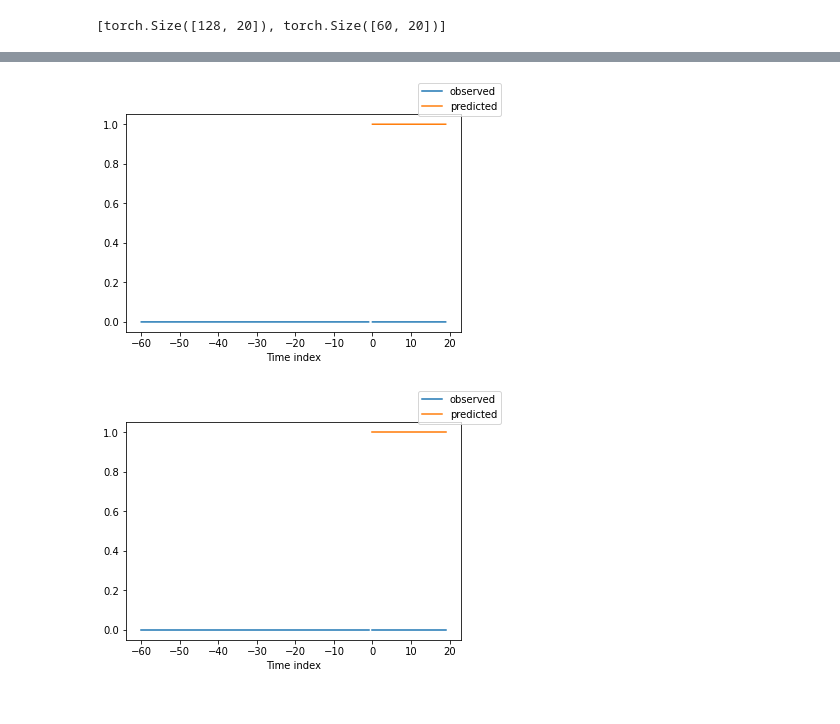
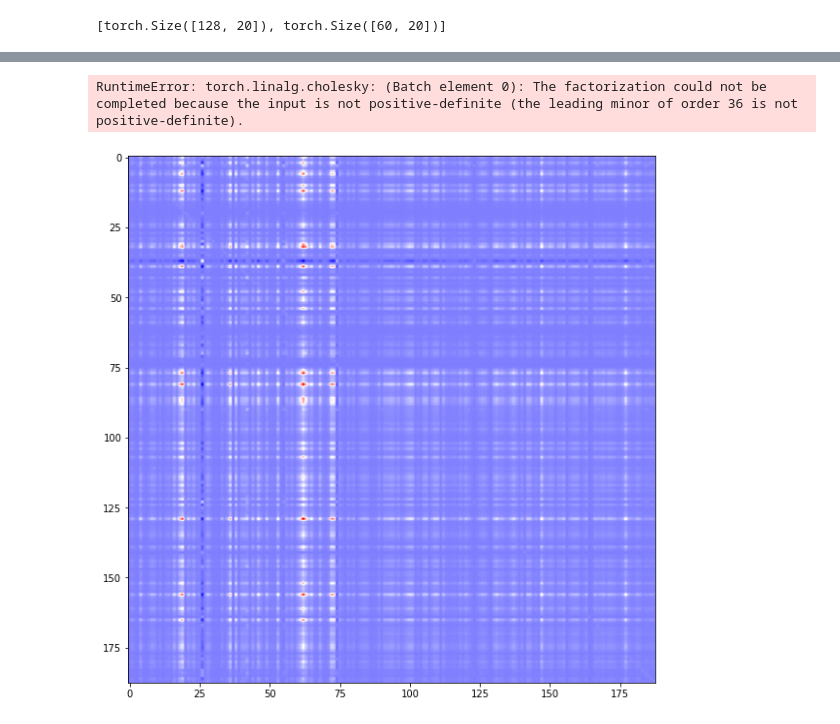
Before and after one commit to ai-practice-course/course-material, a Jupyter notebook: notebooks/PyTorchForecasting-DeepAR.ipynb, the cells around one changed output, grey strips where cells are left out. Cells and saved outputs as stored; diff of their text form; code cells hidden in the pictures.

```diff
--- a/notebooks/PyTorchForecasting-DeepAR.ipynb
+++ b/notebooks/PyTorchForecasting-DeepAR.ipynb
@@ -365,6 +443,18 @@ tensor([[5.3100e-06, 5.2200e-06, 5.1000e-06,  ..., 5.2100e-06, 5.1400e-06,
 # %%
-for idx in range(2):  # plot 10 examples
-    best_model.plot_prediction(x, raw_predictions, idx=idx, add_loss_to_title=True);
+# for idx in range(2):  # plot 10 examples
+for i in range(10):
+    best_model.plot_prediction(x, raw_predictions, idx=i, add_loss_to_title=True)
 # %% [output]
-[figure, removed]
-[figure, removed]
+RuntimeError: torch.linalg.cholesky: (Batch element 0): The factorization could not be completed because the input is not positive-definite (the leading minor of order 36 is not positive-definite).
+# %%
+cov_matrix = net.loss.map_x_to_distribution(
+    net.predict(val_dataloader, mode=("raw", "prediction"), n_samples=None)
+).covariance_matrix.mean(0)
+
+# normalize the covariance matrix diagnoal to 1.0
+correlation_matrix = cov_matrix / torch.sqrt(torch.diag(cov_matrix) * torch.diag(cov_matrix).T)
+
+fig, ax = plt.subplots(1, 1, figsize=(10, 10))
+ax.imshow(correlation_matrix, cmap="bwr");
+# %% [output]
+[figure, added]
```
Also changed, not shown: parts of 31 cells of this notebook, 1 other file.
